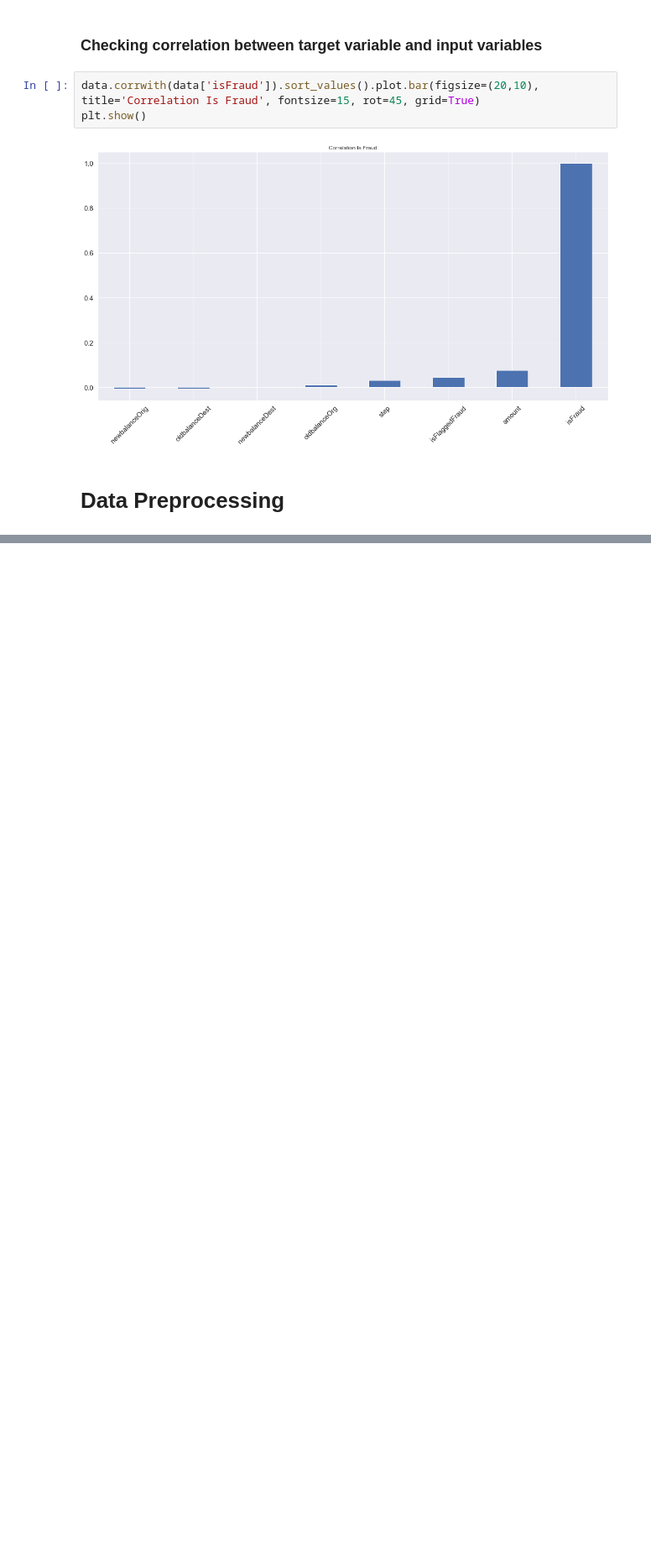
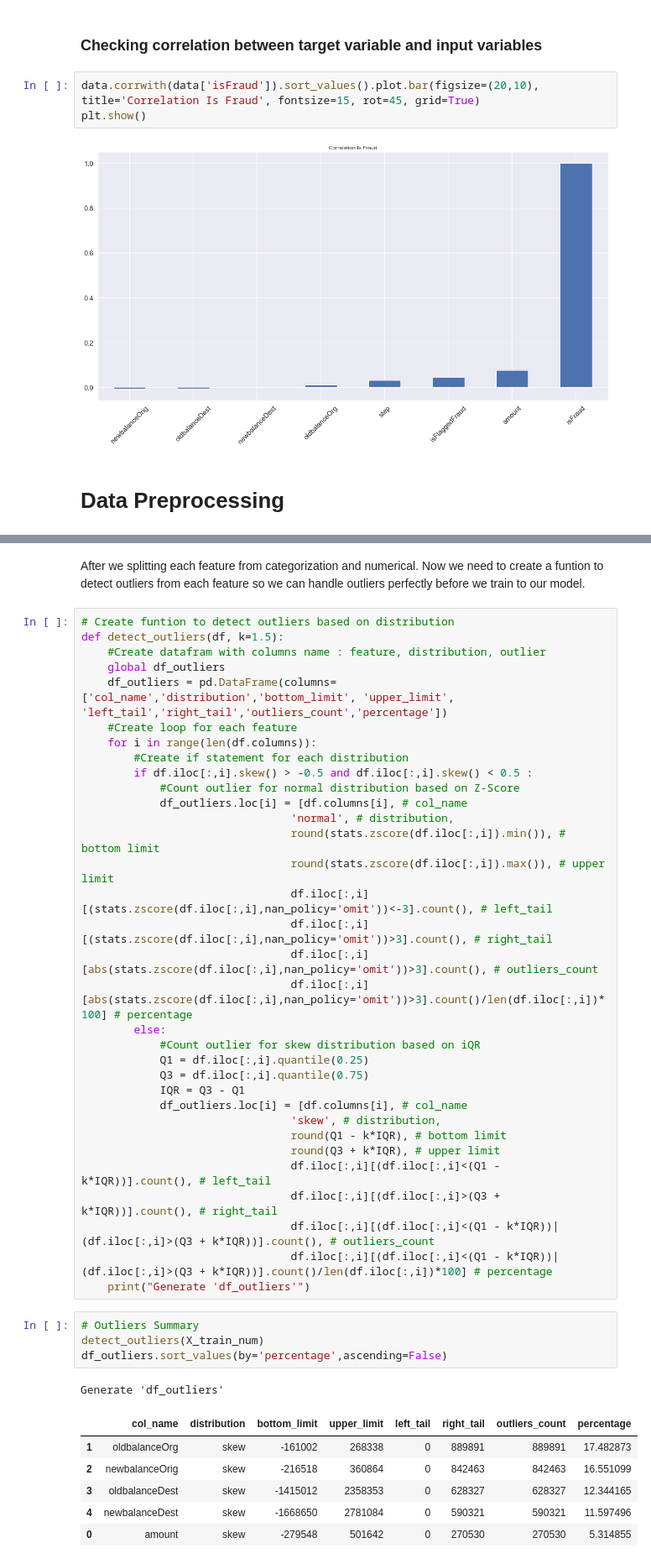
Before and after one commit to tezamarlevi/Online_fraud_detection, a Jupyter notebook: Online_fraud_detection.ipynb, the cells around one changed output, grey strips where cells are left out. Shown at 84% size. Cells and saved outputs as stored; diff of their text form; blank space fills up the shorter version.

```diff
--- a/Online_fraud_detection.ipynb
+++ b/Online_fraud_detection.ipynb
@@ -219,0 +292,47 @@ plt.show()
+# %% [markdown]
+After we splitting each feature from categorization and numerical. Now we need to create a funtion to detect outliers from each feature so we can handle outliers perfectly before we train to our model.
+# %%
+# Create funtion to detect outliers based on distribution
+def detect_outliers(df, k=1.5):
+    #Create datafram with columns name : feature, distribution, outlier
+    global df_outliers
+    df_outliers = pd.DataFrame(columns=['col_name','distribution','bottom_limit', 'upper_limit', 'left_tail','right_tail','outliers_count','percentage'])
+    #Create loop for each feature
+    for i in range(len(df.columns)):
+        #Create if statement for each distribution
+        if df.iloc[:,i].skew() > -0.5 and df.iloc[:,i].skew() < 0.5 :
+            #Count outlier for normal distribution based on Z-Score
+            df_outliers.loc[i] = [df.columns[i], # col_name
+                                'normal', # distribution,
+                                round(stats.zscore(df.iloc[:,i]).min()), # bottom limit
+                                round(stats.zscore(df.iloc[:,i]).max()), # upper limit
+                                df.iloc[:,i][(stats.zscore(df.iloc[:,i],nan_policy='omit'))<-3].count(), # left_tail
+                                df.iloc[:,i][(stats.zscore(df.iloc[:,i],nan_policy='omit'))>3].count(), # right_tail
+                                df.iloc[:,i][abs(stats.zscore(df.iloc[:,i],nan_policy='omit'))>3].count(), # outliers_count
+                                df.iloc[:,i][abs(stats.zscore(df.iloc[:,i],nan_policy='omit'))>3].count()/len(df.iloc[:,i])*100] # percentage
+        else:
+            #Count outlier for skew distribution based on iQR
+            Q1 = df.iloc[:,i].quantile(0.25)
+            Q3 = df.iloc[:,i].quantile(0.75)
+            IQR = Q3 - Q1
+            df_outliers.loc[i] = [df.columns[i], # col_name
+                                'skew', # distribution,
+                                round(Q1 - k*IQR), # bottom limit
+                                round(Q3 + k*IQR), # upper limit
+                                df.iloc[:,i][(df.iloc[:,i]<(Q1 - k*IQR))].count(), # left_tail
+                                df.iloc[:,i][(df.iloc[:,i]>(Q3 + k*IQR))].count(), # right_tail
+                                df.iloc[:,i][(df.iloc[:,i]<(Q1 - k*IQR))|(df.iloc[:,i]>(Q3 + k*IQR))].count(), # outliers_count
+                                df.iloc[:,i][(df.iloc[:,i]<(Q1 - k*IQR))|(df.iloc[:,i]>(Q3 + k*IQR))].count()/len(df.iloc[:,i])*100] # percentage
+    print("Generate 'df_outliers'")
+# %%
+# Outliers Summary
+detect_outliers(X_train_num)
+df_outliers.sort_values(by='percentage',ascending=False)
+# %% [output]
+Generate 'df_outliers'
+|  | col_name | distribution | bottom_limit | upper_limit | left_tail | right_tail | outliers_count | percentage |
+| 1 | oldbalanceOrg | skew | -161002 | 268338 | 0 | 889891 | 889891 | 17.482873 |
+| 2 | newbalanceOrig | skew | -216518 | 360864 | 0 | 842463 | 842463 | 16.551099 |
+| 3 | oldbalanceDest | skew | -1415012 | 2358353 | 0 | 628327 | 628327 | 12.344165 |
+| 4 | newbalanceDest | skew | -1668650 | 2781084 | 0 | 590321 | 590321 | 11.597496 |
+| 0 | amount | skew | -279548 | 501642 | 0 | 270530 | 270530 | 5.314855 |
```
Also changed, not shown: parts of 42 cells of this notebook.
